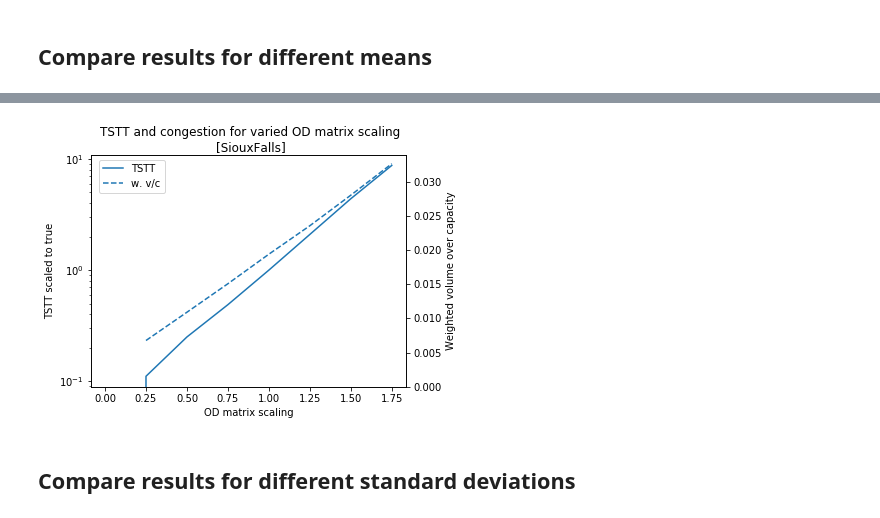
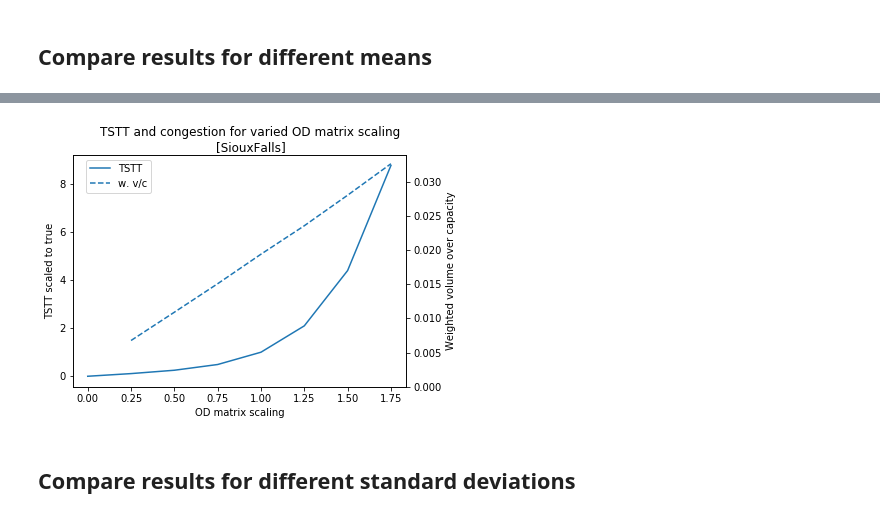
Before and after one commit to CarlinLiao/od-perturbation, a Jupyter notebook: automation.ipynb, the cells around one changed output, grey strips where cells are left out. Drawn from its saved outputs; the diff is of its cells as text; code cells hidden in the pictures.

```diff
--- a/automation.ipynb
+++ b/automation.ipynb
@@ -114,6 +114,6 @@ if tap_times[net] > 1:
 elif tap_times[net] > .25:
     n = 200
 
-true_tstt, true_wvc = tap_trial(netFilename, tripsFilename, norm_mean=1, norm_sd=0, returnDataFrame=False)
-true_tstt, true_wvc
+true_tstt, true_wvc, true_demand, _ = tap_trial(netFilename, tripsFilename, norm_mean=1, norm_sd=0, returnDataFrame=False, returnODinfo=True)
+true_tstt, true_wvc, true_demand
 # %% [output]
@@ -243,29 +251,29 @@ dfmeans.to_csv('output/data/{}_trials_means_only.csv'.format(net), index=False)
 # %%
 def tstt_wvc_plot(inputs, tstts, congestions, input_name, net, log_input=False, log_tstt=False, output_fig_name=None):
     fig, ax1 = plt.subplots()
     ax1.set_xlabel(input_name)
     ax1.set_ylabel('TSTT scaled to true')
     ax1.plot(inputs, tstts, label='TSTT')
     if log_input:
         ax1.set_xscale('log')
     if log_tstt:
         ax1.set_yscale('log')
 
     ax2 = ax1.twinx()
     ax2.set_ylabel('Weighted volume over capacity')
     ax2.plot(inputs, congestions, linestyle='--', label='w. v/c')
     ax2.set_ylim(bottom=0)
 
     fig.legend(loc=1, bbox_to_anchor=(0.25,1), bbox_transform=ax1.transAxes)
     fig.suptitle('TSTT and congestion for varied {}\n[{}]'.format(input_name,net), y=1.05)
     fig.tight_layout()
     if output_fig_name:
         plt.savefig(output_fig_name, dpi='figure')
     plt.show()
 
-tstt_wvc_plot(means, tstts/true_tstt, congestions, 'OD matrix scaling', net, log_tstt=True, output_fig_name='output/plots/{}_mean_scaling.png'.format(net))
+tstt_wvc_plot(means, tstts/true_tstt, congestions, 'OD matrix scaling', net, log_tstt=False, output_fig_name='output/plots/{}_mean_scaling.png'.format(net))
 # %% [output]
-[figure, old version]
+[figure, new version]
 # %% [markdown]
 ## Compare results for different standard deviations
 # %%
```
Also changed, not shown: parts of 16 cells of this notebook, 1 other file.
